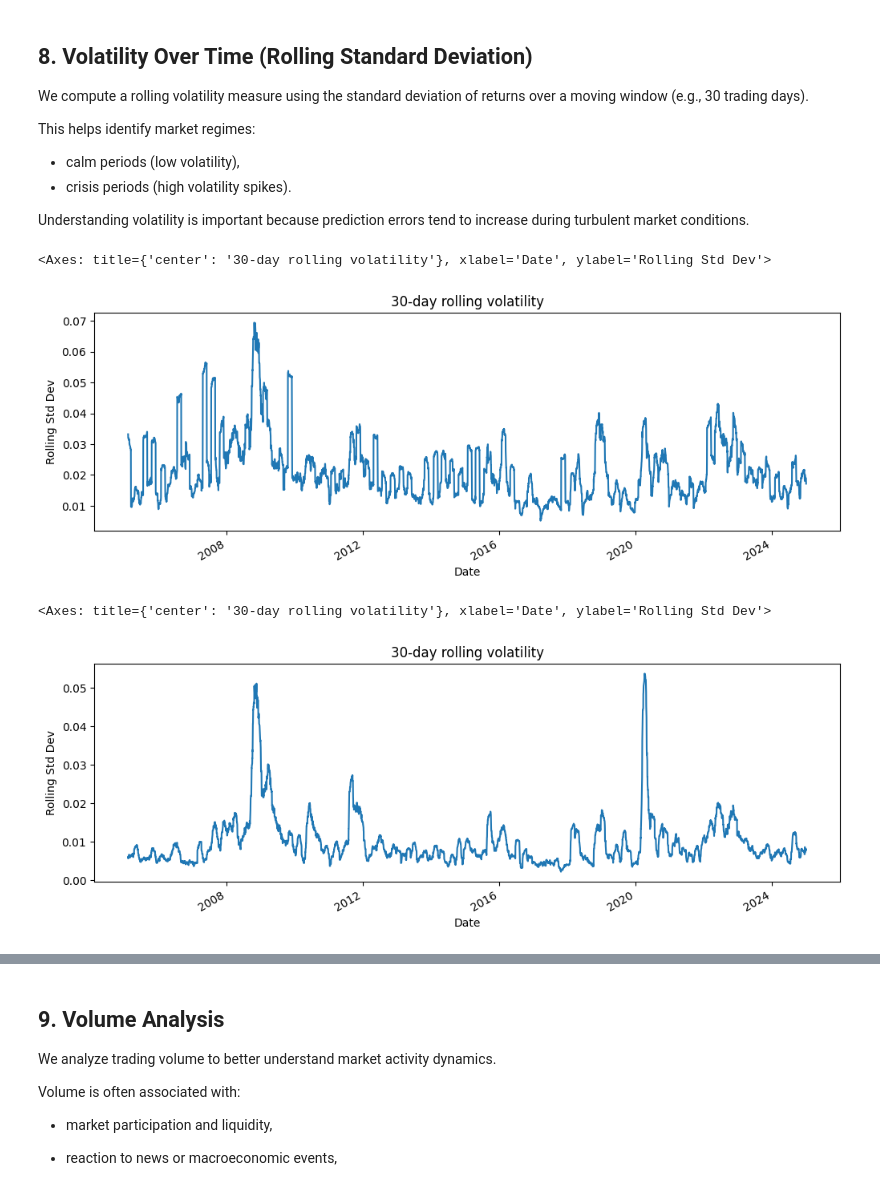
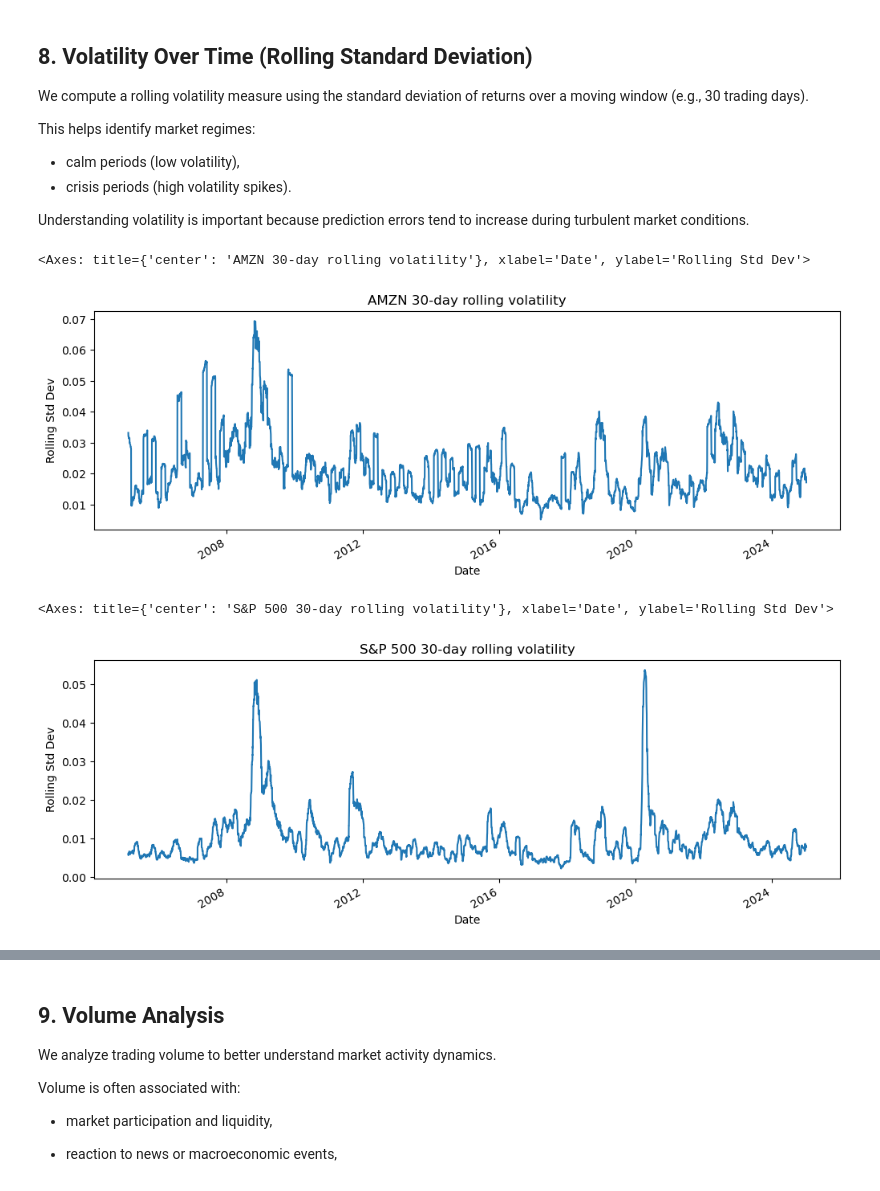
Before and after one commit to EdLac/stock-price-prediction-amazon, a Jupyter notebook: notebooks/01_data_download_and_eda.ipynb, the cells around one changed output, grey strips where cells are left out. Drawn from its saved outputs; the diff is of its cells as text; code cells hidden in the pictures.

```diff
--- a/notebooks/01_data_download_and_eda.ipynb
+++ b/notebooks/01_data_download_and_eda.ipynb
@@ -214,7 +217,7 @@ Return       1
 dtype: int64
 # %%
-print("\nAMAZON DATAFRAMES:\n")
-amazon.columns = amazon.columns.get_level_values(0)
-amazon.info()
-display(amazon.describe())
-display(amazon.isna().sum())
+print("\nVIX DATAFRAME:\n")
+vix_data.columns = vix_data.columns.get_level_values(0)
+vix_data.info()
+display(vix_close.describe())
+display(vix_close.isna().sum())
@@ -373,15 +422,15 @@ This helps identify market regimes:
 
 Understanding volatility is important because prediction errors tend to increase during turbulent market conditions.
 # %%
-amazon["Return"].rolling(30).std().plot(figsize=(12,4), title="30-day rolling volatility", ylabel="Rolling Std Dev", xlabel="Date")
+amazon["Return"].rolling(30).std().plot(figsize=(12,4), title="AMZN 30-day rolling volatility", ylabel="Rolling Std Dev", xlabel="Date")
 # %% [output]
-<Axes: title={'center': '30-day rolling volatility'}, xlabel='Date', ylabel='Rolling Std Dev'>
+<Axes: title={'center': 'AMZN 30-day rolling volatility'}, xlabel='Date', ylabel='Rolling Std Dev'>
-[figure, old version]
+[figure, new version]
 # %%
-sp500["Return"].rolling(30).std().plot(figsize=(12,4), title="30-day rolling volatility", ylabel="Rolling Std Dev", xlabel="Date")
+sp500["Return"].rolling(30).std().plot(figsize=(12,4), title="S&P 500 30-day rolling volatility", ylabel="Rolling Std Dev", xlabel="Date")
 # %% [output]
-<Axes: title={'center': '30-day rolling volatility'}, xlabel='Date', ylabel='Rolling Std Dev'>
+<Axes: title={'center': 'S&P 500 30-day rolling volatility'}, xlabel='Date', ylabel='Rolling Std Dev'>
-[figure, old version]
+[figure, new version]
 # %% [markdown]
 The rolling 30-day volatility highlights clear regime changes over time for both AMZN and the S&P 500.
 
```
Also changed, not shown: parts of 19 cells of this notebook, 2 other files.
